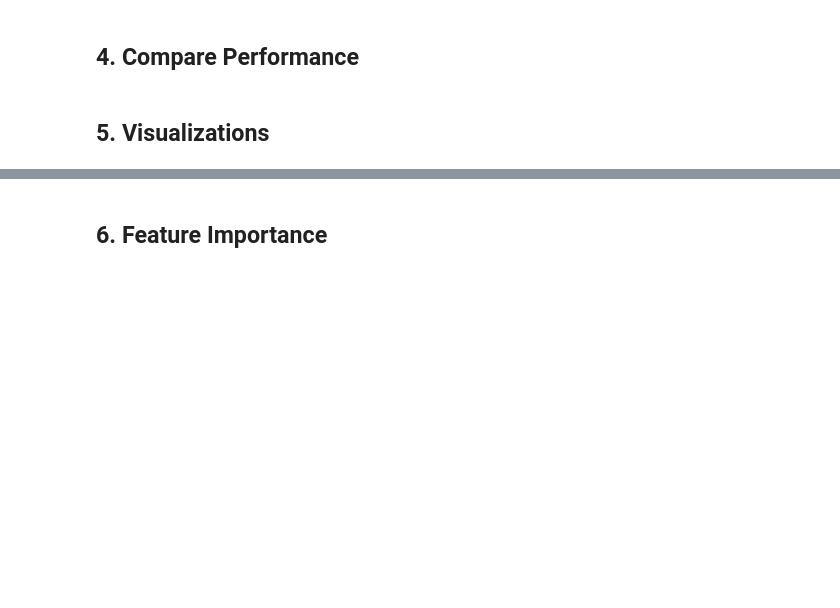
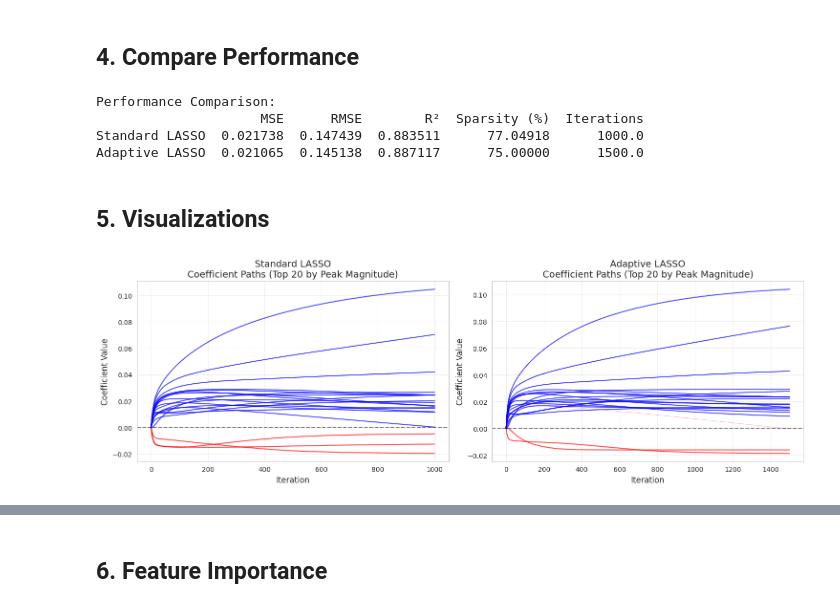
Before and after one commit to prathoseraaj/NOP, a Jupyter notebook: notebooks/analysis.ipynb, the cells around one changed output, grey strips where cells are left out. Drawn from its saved outputs; the diff is of its cells as text; code cells hidden in the pictures; blank space fills up the shorter version.

```diff
--- a/notebooks/analysis.ipynb
+++ b/notebooks/analysis.ipynb
@@ -51,5 +104,12 @@ lasso.fit(X_train, y_train)
 # %%
-# Train Adaptive LASSO
+# Train Adaptive LASSO (tuned to avoid over-shrinking)
 print("Training Adaptive LASSO...")
-adaptive = AdaptiveLassoOptimizer(lambda_0=1.0, alpha=0.05, max_iter=1000, learning_rate=0.01)
+adaptive = AdaptiveLassoOptimizer(
+    lambda_0=0.015,
+    alpha=0.08,
+    max_iter=1500,
+    learning_rate=0.01,
+    tol=1e-6,
+    verbose=True
+)
 adaptive.fit(X_train, y_train)
@@ -83,35 +164,43 @@ for name, model in models.items():
 df_results = pd.DataFrame(results).T
 print("\nPerformance Comparison:")
 print(df_results)
+# %% [output]
+Performance Comparison:
+                     MSE      RMSE        R²  Sparsity (%)  Iterations
+Standard LASSO  0.021738  0.147439  0.883511      77.04918      1000.0
+Adaptive LASSO  0.021065  0.145138  0.887117      75.00000      1500.0
 # %% [markdown]
 ## 5. Visualizations
 # %%
 # Coefficient paths
 fig, axes = plt.subplots(1, 2, figsize=(15, 5))
 
 for idx, (name, model) in enumerate(models.items()):
     ax = axes[idx]
     coef_history = np.array(model.coef_history_)
 
-    # Plot top 20 features
-    top_indices = np.argsort(np.abs(coef_history[-1]))[-20:]
+    # Plot top 20 features by PEAK magnitude over the full trajectory
+    peak_abs = np.max(np.abs(coef_history), axis=0)
+    top_indices = np.argsort(peak_abs)[-20:]
 
     for feat_idx in top_indices:
         trajectory = coef_history[:, feat_idx]
         final_val = coef_history[-1, feat_idx]
 
         color = 'blue' if final_val > 0 else 'red'
         alpha = 0.7 if abs(final_val) > 1e-6 else 0.3
 
-        ax.plot(trajectory, color=color, alpha=alpha, linewidth=1.5 if abs(final_val) > 1e-6 else 0.5)
+        ax.plot(trajectory, color=color, alpha=alpha, linewidth=1.5 if abs(final_val) > 1e-6 else 0.7)
 
     ax.axhline(y=0, color='black', linestyle='--', alpha=0.5)
     ax.set_xlabel('Iteration')
     ax.set_ylabel('Coefficient Value')
-    ax.set_title(f'{name}\nCoefficient Paths (Top 20)')
+    ax.set_title(f'{name}\nCoefficient Paths (Top 20 by Peak Magnitude)')
     ax.grid(True, alpha=0.3)
 
 plt.tight_layout()
 plt.show()
+# %% [output]
+[figure, added]
 # %%
 # Lambda evolution for Adaptive LASSO
```
Also changed, not shown: parts of 11 cells of this notebook, 1 other file.
